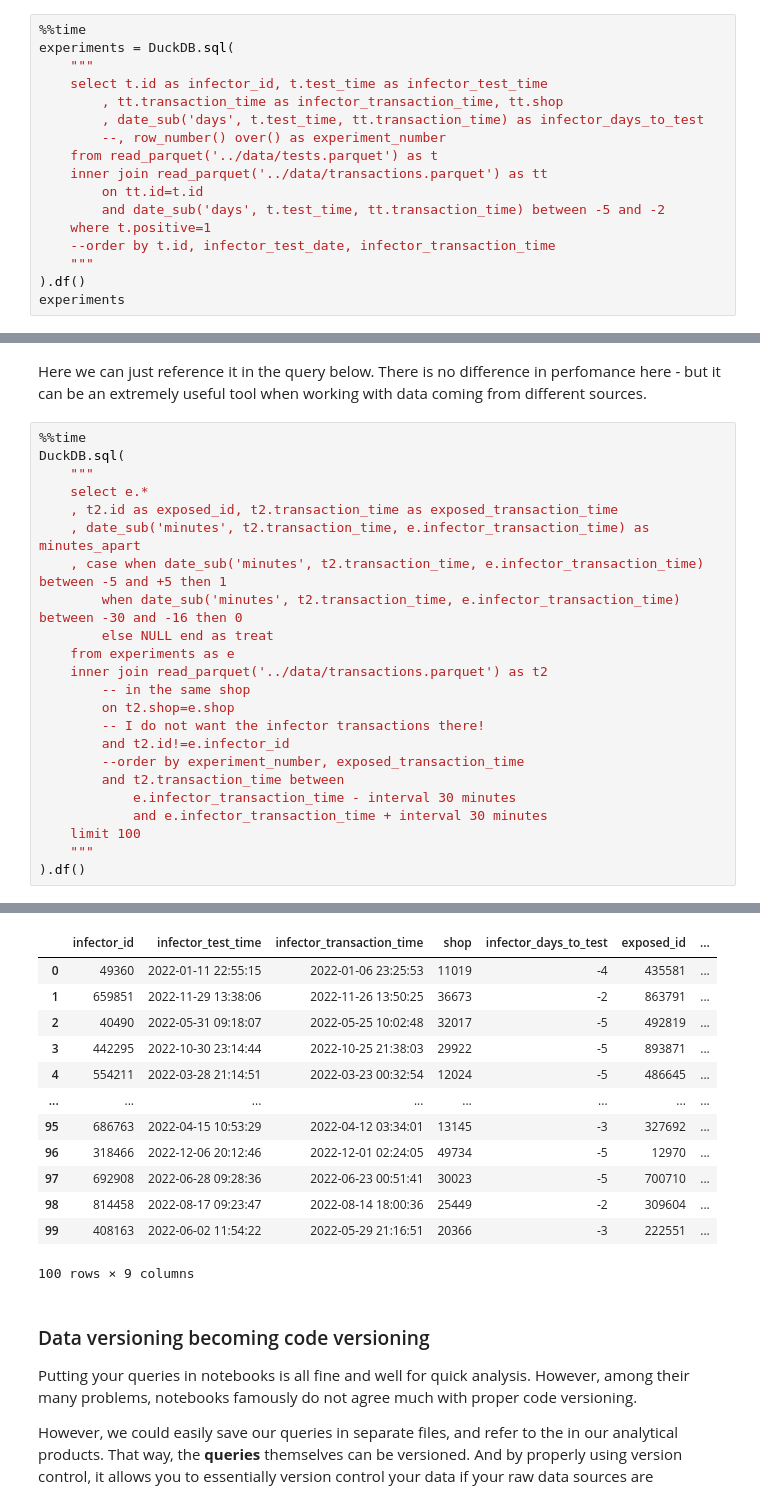
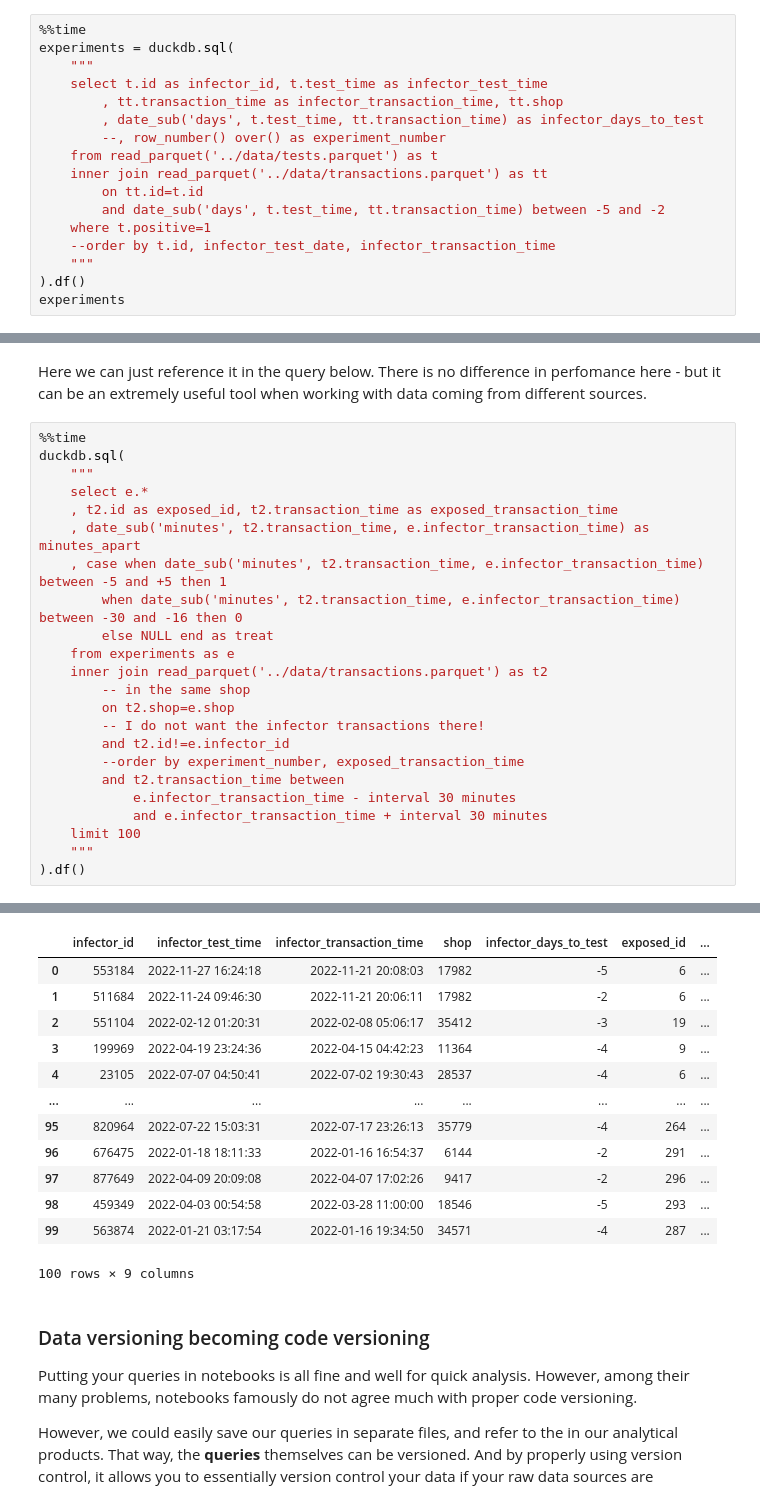
Before and after one commit to alemartinello/BigDataMadeSmall, a Jupyter notebook: Workshop/The_basics.ipynb, the cells around one changed output, grey strips where cells are left out. Cells and saved outputs as stored; diff of their text form.

```diff
--- a/Workshop/The_basics.ipynb
+++ b/Workshop/The_basics.ipynb
@@ -432,6 +432,6 @@ The same query in in DuckDB runs in ~3 seconds on my machine, and the RAM is not
 # %%
 %%time
-experiments = DuckDB.sql(
+experiments = duckdb.sql(
     """
     select t.id as infector_id, t.test_time as infector_test_time
         , tt.transaction_time as infector_transaction_time, tt.shop
@@ -545,7 +545,7 @@ experiments.head()
 Here we can just reference it in the query below. There is no difference in perfomance here - but it can be an extremely useful tool when working with data coming from different sources.
 # %%
 %%time
-DuckDB.sql(
+duckdb.sql(
     """
     select e.*
     , t2.id as exposed_id, t2.transaction_time as exposed_transaction_time
@@ -572,15 +572,15 @@ Wall time: 4.29 s
 |  | infector_id | infector_test_time | infector_transaction_time | shop | infector_days_to_test | exposed_id | ... |
-| 0 | 49360 | 2022-01-11 22:55:15 | 2022-01-06 23:25:53 | 11019 | -4 | 435581 | ... |
-| 1 | 659851 | 2022-11-29 13:38:06 | 2022-11-26 13:50:25 | 36673 | -2 | 863791 | ... |
-| 2 | 40490 | 2022-05-31 09:18:07 | 2022-05-25 10:02:48 | 32017 | -5 | 492819 | ... |
-| 3 | 442295 | 2022-10-30 23:14:44 | 2022-10-25 21:38:03 | 29922 | -5 | 893871 | ... |
-| 4 | 554211 | 2022-03-28 21:14:51 | 2022-03-23 00:32:54 | 12024 | -5 | 486645 | ... |
+| 0 | 553184 | 2022-11-27 16:24:18 | 2022-11-21 20:08:03 | 17982 | -5 | 6 | ... |
+| 1 | 511684 | 2022-11-24 09:46:30 | 2022-11-21 20:06:11 | 17982 | -2 | 6 | ... |
+| 2 | 551104 | 2022-02-12 01:20:31 | 2022-02-08 05:06:17 | 35412 | -3 | 19 | ... |
+| 3 | 199969 | 2022-04-19 23:24:36 | 2022-04-15 04:42:23 | 11364 | -4 | 9 | ... |
+| 4 | 23105 | 2022-07-07 04:50:41 | 2022-07-02 19:30:43 | 28537 | -4 | 6 | ... |
 | ... | ... | ... | ... | ... | ... | ... | ... |
-| 95 | 686763 | 2022-04-15 10:53:29 | 2022-04-12 03:34:01 | 13145 | -3 | 327692 | ... |
-| 96 | 318466 | 2022-12-06 20:12:46 | 2022-12-01 02:24:05 | 49734 | -5 | 12970 | ... |
-| 97 | 692908 | 2022-06-28 09:28:36 | 2022-06-23 00:51:41 | 30023 | -5 | 700710 | ... |
-| 98 | 814458 | 2022-08-17 09:23:47 | 2022-08-14 18:00:36 | 25449 | -2 | 309604 | ... |
-| 99 | 408163 | 2022-06-02 11:54:22 | 2022-05-29 21:16:51 | 20366 | -3 | 222551 | ... |
+| 95 | 820964 | 2022-07-22 15:03:31 | 2022-07-17 23:26:13 | 35779 | -4 | 264 | ... |
+| 96 | 676475 | 2022-01-18 18:11:33 | 2022-01-16 16:54:37 | 6144 | -2 | 291 | ... |
+| 97 | 877649 | 2022-04-09 20:09:08 | 2022-04-07 17:02:26 | 9417 | -2 | 296 | ... |
+| 98 | 459349 | 2022-04-03 00:54:58 | 2022-03-28 11:00:00 | 18546 | -5 | 293 | ... |
+| 99 | 563874 | 2022-01-21 03:17:54 | 2022-01-16 19:34:50 | 34571 | -4 | 287 | ... |
 100 rows × 9 columns
 # %% [markdown]
 ### Data versioning becoming code versioning
```
Also changed, not shown: parts of 18 cells of this notebook, 1 other file.
